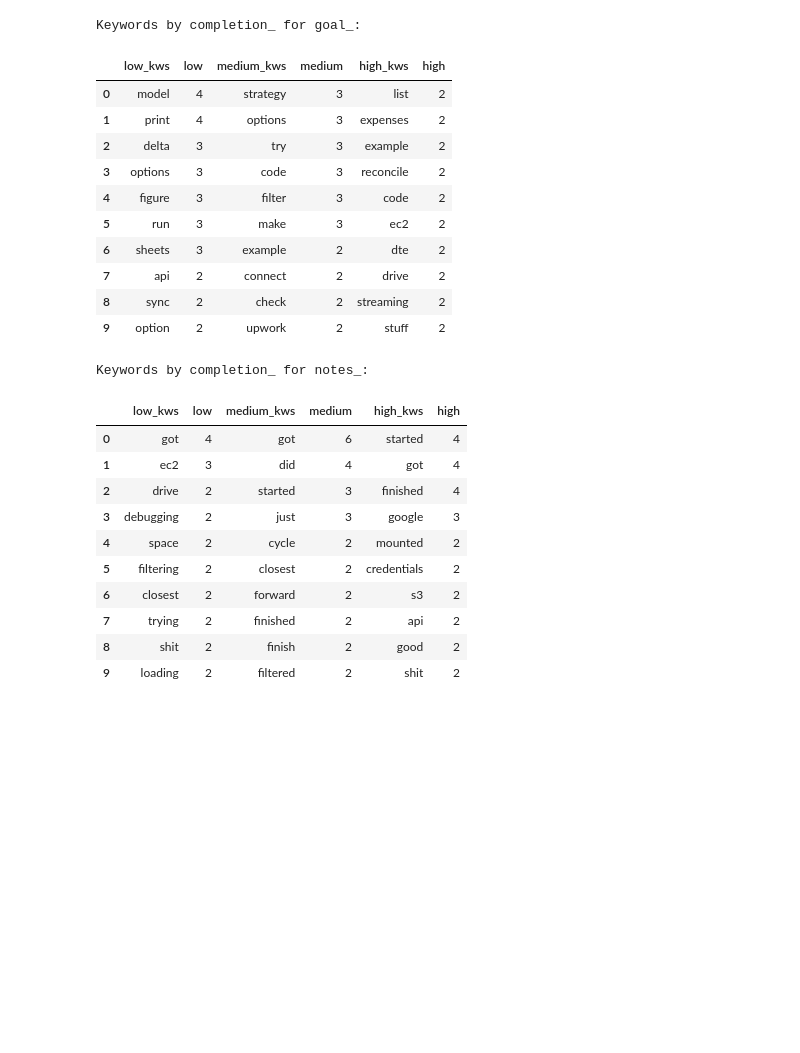
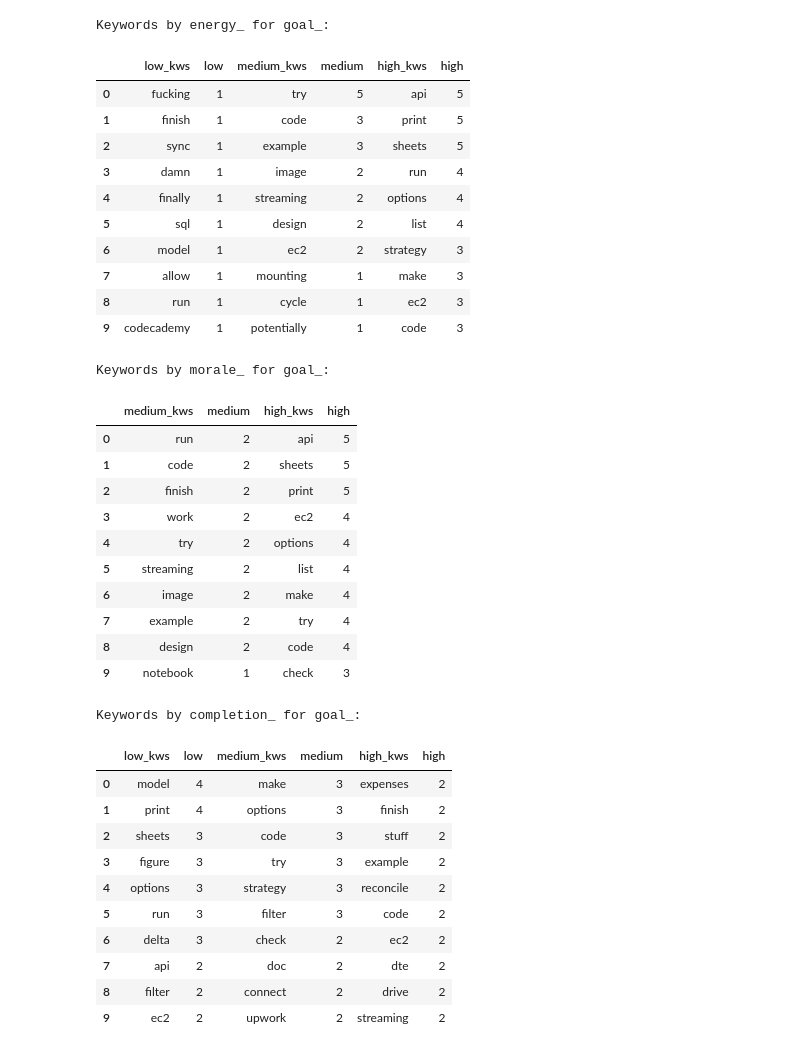
Before and after one commit to samchaaa/uw_stats, a Jupyter notebook: 181208_Work-Cycles-Stats.ipynb, the cells around one changed output. Saved outputs shown, nothing was run; the diff lists cells and outputs as text; code cells hidden in the pictures; blank space fills up the shorter version.

```diff
--- a/181208_Work-Cycles-Stats.ipynb
+++ b/181208_Work-Cycles-Stats.ipynb
@@ -51,7 +55,7 @@ from IPython.display import display
 # %%
 # Get all Sheets using Google Drive API.
 
-# from __future__ import print_function
+# # from __future__ import print_function
 from googleapiclient.discovery import build
 from httplib2 import Http
 from oauth2client import file, client, tools
@@ -60,7 +64,7 @@ item_df = []
 
 page_token = None
 
-store = file.Storage('token.json')
+store = file.Storage('./creds/token.json')
 creds = store.get()
 
 service = build('drive', 'v3', http=creds.authorize(Http()))
@@ -79,3 +83,5 @@ while True:
 
     if page_token is None:
         break
+
+item_df[:5]
@@ -87,6 +109,6 @@ items = items[['name', 'id', 'createdTime']]
 
 # filter to UW sheets
 uw_df = items[items['name'].str.contains('Ultraworking')]
-uw_df.reset_index(inplace=True)
+uw_df.reset_index(inplace=True, drop=True)
 
 uw_df
@@ -108,9 +146,11 @@ SCOPES = 'https://www.googleapis.com/auth/spreadsheets.readonly'
 # Change this function to reference sheet 1., 2., 3. etc.
 #
 
-def main(spreadsheet_id, sheet):
+def main(spreadsheet_id, subsheet):
 
-    store = file.Storage('token_sheets.json')
+#     print(subsheet)
+
+    store = file.Storage('./creds/token_sheets.json')
     creds = store.get()
 
     service = build('sheets', 'v4', http = creds.authorize(Http()))
@@ -122,7 +162,9 @@ def main(spreadsheet_id, sheet):
 
     # 2. Work
 
-    SAMPLE_RANGE_NAME = '{}!A:J'.format(sheet)
+    SAMPLE_RANGE_NAME = '{}!A:J'.format(subsheet)
+
+#     print(SAMPLE_RANGE_NAME)
 
     sheet = service.spreadsheets()
     result = sheet.values().get(spreadsheetId = spreadsheet_id,
@@ -381,46 +398,58 @@ def get_top(main_df_column):
 # %%
 # Print results
 
 freeform = [
     'goal_',
 #     'start_',
 #     'hazards_',
     'notes_',
 #     'distractions_',
 #     'improvements_'
 ]
 
 metrics = [
-#     'energy_',
-#     'morale_',
+    'energy_',
+    'morale_',
     'completion_'
 ]
 
 for x in freeform:
     for y in metrics:
         display(get_stats(x, y))
 # %% [output]
-Keywords by completion_ for goal_:
+Keywords by energy_ for goal_:
 |  | low_kws | low | medium_kws | medium | high_kws | high |
-| 0 | model | 4 | strategy | 3 | list | 2 |
-| 1 | print | 4 | options | 3 | expenses | 2 |
-| 2 | delta | 3 | try | 3 | example | 2 |
-| 3 | options | 3 | code | 3 | reconcile | 2 |
-| 4 | figure | 3 | filter | 3 | code | 2 |
-| 5 | run | 3 | make | 3 | ec2 | 2 |
-| 6 | sheets | 3 | example | 2 | dte | 2 |
-| 7 | api | 2 | connect | 2 | drive | 2 |
-| 8 | sync | 2 | check | 2 | streaming | 2 |
-| 9 | option | 2 | upwork | 2 | stuff | 2 |
+| 0 | fucking | 1 | try | 5 | api | 5 |
+| 1 | finish | 1 | code | 3 | print | 5 |
+| 2 | sync | 1 | example | 3 | sheets | 5 |
+| 3 | damn | 1 | image | 2 | run | 4 |
+| 4 | finally | 1 | streaming | 2 | options | 4 |
+| 5 | sql | 1 | design | 2 | list | 4 |
+| 6 | model | 1 | ec2 | 2 | strategy | 3 |
+| 7 | allow | 1 | mounting | 1 | make | 3 |
+| 8 | run | 1 | cycle | 1 | ec2 | 3 |
+| 9 | codecademy | 1 | potentially | 1 | code | 3 |
-Keywords by completion_ for notes_:
+Keywords by morale_ for goal_:
-|  | low_kws | low | medium_kws | medium | high_kws | high |
-| 0 | got | 4 | got | 6 | started | 4 |
-| 1 | ec2 | 3 | did | 4 | got | 4 |
-| 2 | drive | 2 | started | 3 | finished | 4 |
-| 3 | debugging | 2 | just | 3 | google | 3 |
-| 4 | space | 2 | cycle | 2 | mounted | 2 |
-| 5 | filtering | 2 | closest | 2 | credentials | 2 |
-| 6 | closest | 2 | forward | 2 | s3 | 2 |
-| 7 | trying | 2 | finished | 2 | api | 2 |
-| 8 | shit | 2 | finish | 2 | good | 2 |
-| 9 | loading | 2 | filtered | 2 | shit | 2 |
+|  | medium_kws | medium | high_kws | high |
+| 0 | run | 2 | api | 5 |
+| 1 | code | 2 | sheets | 5 |
+| 2 | finish | 2 | print | 5 |
+| 3 | work | 2 | ec2 | 4 |
+| 4 | try | 2 | options | 4 |
+| 5 | streaming | 2 | list | 4 |
+| 6 | image | 2 | make | 4 |
+| 7 | example | 2 | try | 4 |
+| 8 | design | 2 | code | 4 |
+| 9 | notebook | 1 | check | 3 |
+Keywords by completion_ for goal_:
+|  | low_kws | low | medium_kws | medium | high_kws | high |
+| 0 | model | 4 | make | 3 | expenses | 2 |
+| 1 | print | 4 | options | 3 | finish | 2 |
+| 2 | sheets | 3 | code | 3 | stuff | 2 |
+| 3 | figure | 3 | try | 3 | example | 2 |
+| 4 | options | 3 | strategy | 3 | reconcile | 2 |
+| 5 | run | 3 | filter | 3 | code | 2 |
+| 6 | delta | 3 | check | 2 | ec2 | 2 |
+| 7 | api | 2 | doc | 2 | dte | 2 |
+| 8 | filter | 2 | connect | 2 | drive | 2 |
+| 9 | ec2 | 2 | upwork | 2 | streaming | 2 |
```
Also changed, not shown: parts of 11 cells of this notebook.
